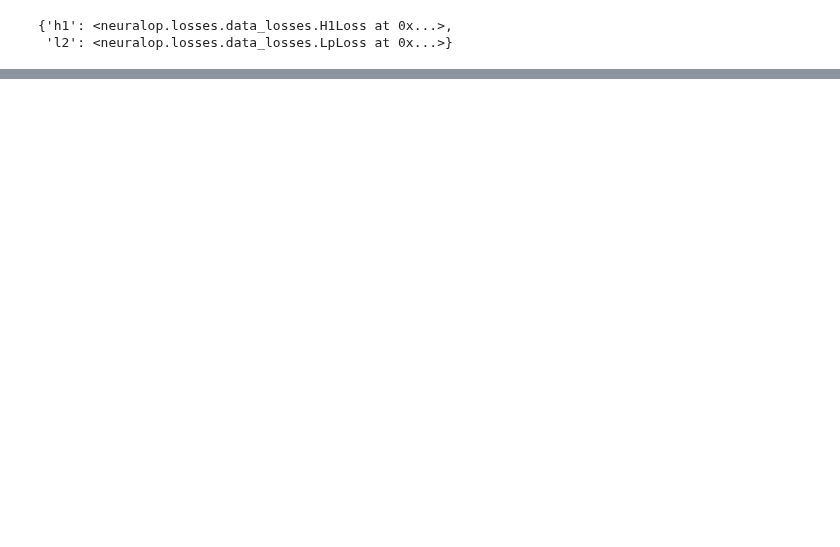
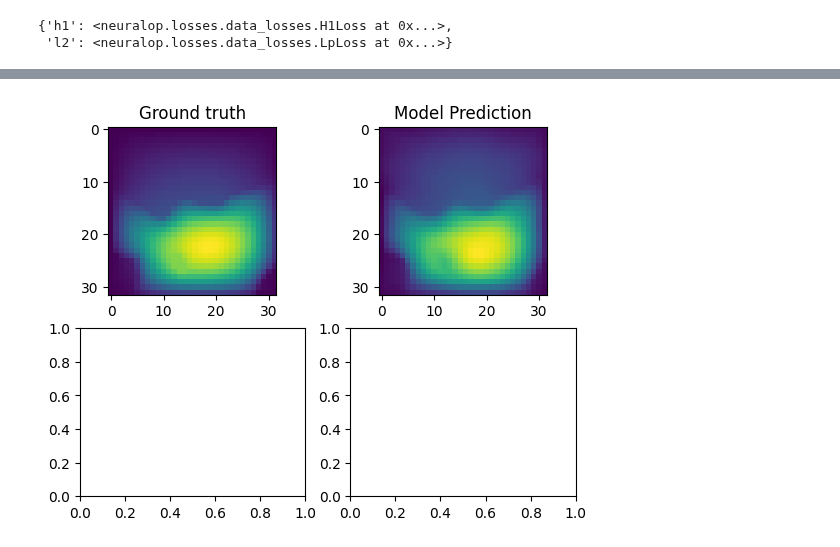
Before and after one commit to msakarvadia/operator_aliasing, a Jupyter notebook: notebooks/explore_super_resolution_hypothesis.ipynb, the cells around one changed output, grey strips where cells are left out. Saved outputs shown, nothing was run; the diff lists cells and outputs as text; code cells hidden in the pictures; blank space fills up the shorter version.

```diff
--- a/notebooks/explore_super_resolution_hypothesis.ipynb
+++ b/notebooks/explore_super_resolution_hypothesis.ipynb
@@ -277,15 +497,9 @@ for loss_type in ['l2', 'h1']:
 # %%
-model = FNO(
-    max_n_modes=(16, 16),
-    n_modes=starting_modes,
-    hidden_channels=32,
-    in_channels=1,
-    out_channels=1,
-)
+model = trainer.model
 model = model.to(device)
 model = model.eval()
 data_transform = data_transform.to(device)
-for _idx, sample in enumerate(test_loaders[16]):  # resolution 16
+for _idx, sample in enumerate(test_loaders[128]):  # resolution 32
     # print(sample['y'].shape)  # bs, 1 time step, x_dim, y_dim
     model_input = data_transform.preprocess(sample)
     # print(sample)
@@ -377,0 +596,16 @@ torch.Size([2, 1, 16, 16])
+# %%
+fig, axs = plt.subplots(2, 2)
+axs[0, 0].imshow(sample['y'][0, 0, :, :].to('cpu'))
+axs[0, 0].set_title('Ground truth')
+axs[0, 1].imshow(out[0, 0, :, :].to('cpu'))
+axs[0, 1].set_title('Model Prediction')
+
+pred_freq = torch.fft.fftn(out, dim=[2, 3])
+target_freq = torch.fft.fftn(sample['y'], dim=[2, 3])
+
+# axs[1,0].imshow(target_freq[0,0,:,:].to("cpu"))
+# axs[1,0].set_title("Ground truth")
+# axs[1,1].imshow(pred_freq[0,0,:,:].to("cpu"))
+# axs[1,1].set_title("Model Prediction")
+# %% [output]
+[figure, added]
```
Also changed, not shown: parts of 13 cells of this notebook.
